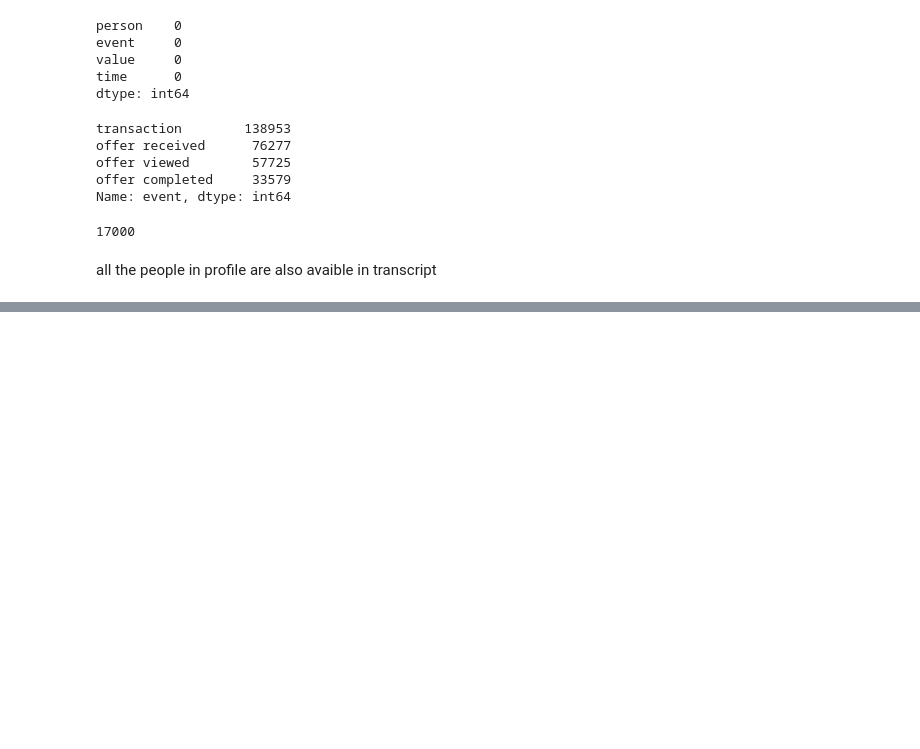
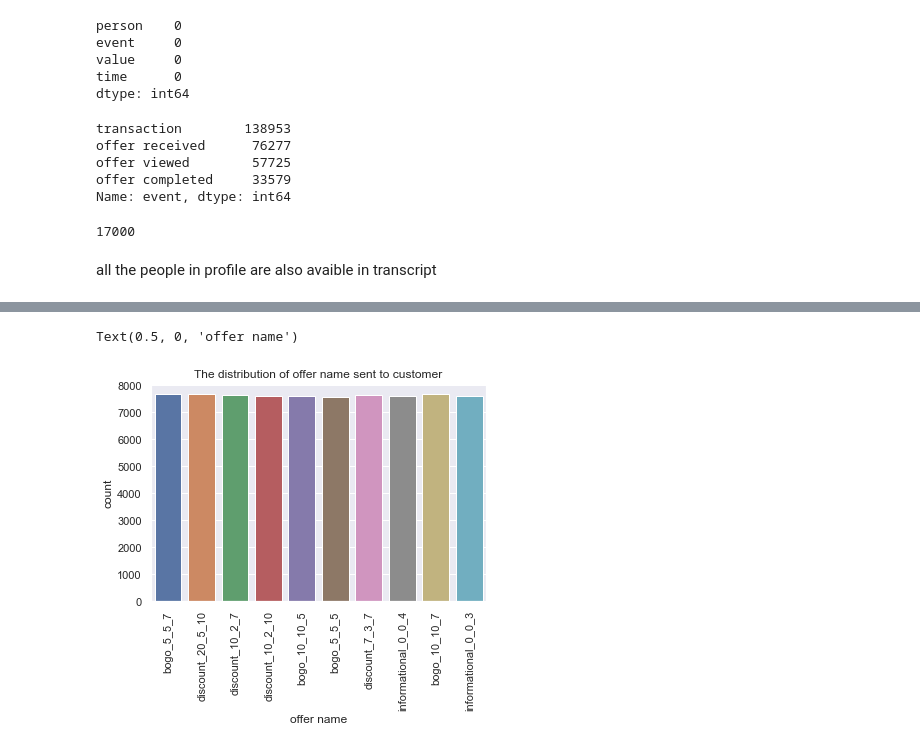
Before and after one commit to python-jike/Python-Data-Sciences, a Jupyter notebook: Starbucks.ipynb, the cells around one changed output, grey strips where cells are left out. Saved outputs shown, nothing was run; the diff lists cells and outputs as text; code cells hidden in the pictures; blank space fills up the shorter version.

```diff
--- a/Starbucks.ipynb
+++ b/Starbucks.ipynb
@@ -327,0 +417,12 @@ all the people in profile are also avaible in transcript
+# %%
+"""Distribution of recevived offer"""
+
+received = transcript_merge[transcript_merge['event'] == 'offer received']
+
+sns.countplot(received['name'])
+plt.xticks(rotation = 90)
+plt.title("The distribution of offer name sent to customer")
+plt.xlabel("offer name")
+# %% [output]
+Text(0.5, 0, 'offer name')
+[figure, added]
```
Also changed, not shown: parts of 37 cells of this notebook, 4 other files.
